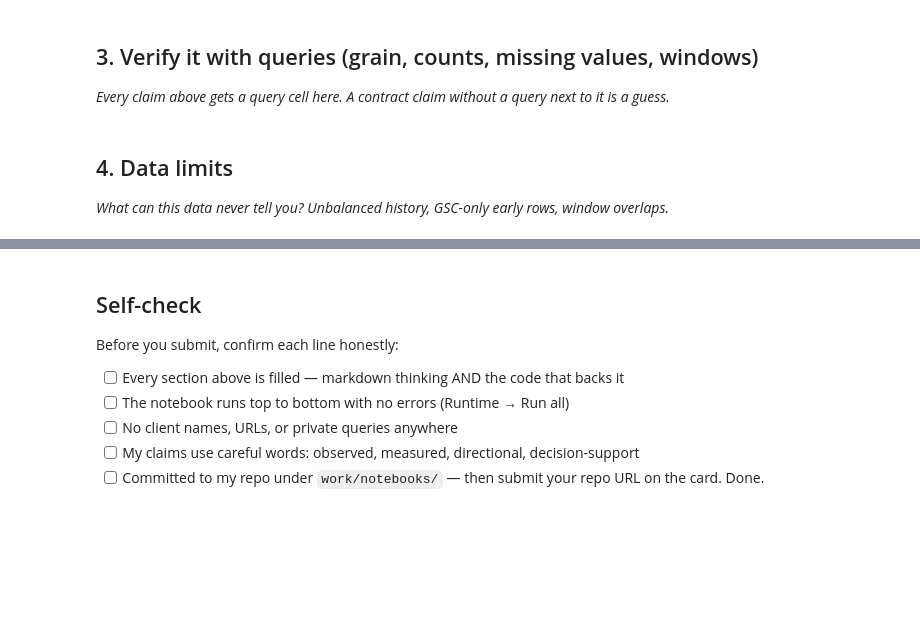
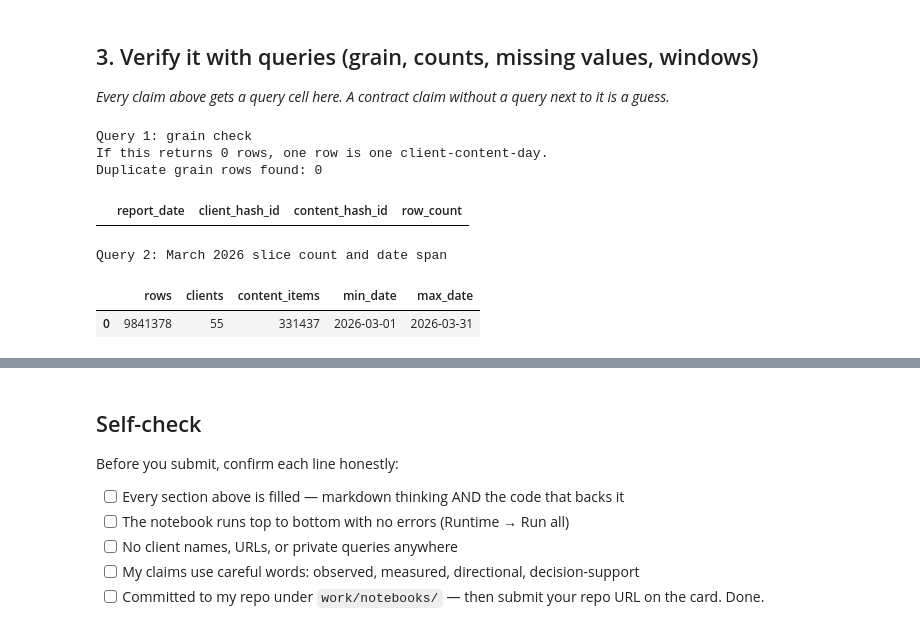
Before and after one commit to TahaShan16/flyrank-ml-internship, a Jupyter notebook: work/notebooks/w03_data_contract.ipynb, the cells around one changed output, grey strips where cells are left out. Drawn from its saved outputs; the diff is of its cells as text; code cells hidden in the pictures; blank space fills up the shorter version.

```diff
--- a/work/notebooks/w03_data_contract.ipynb
+++ b/work/notebooks/w03_data_contract.ipynb
@@ -12,0 +13,24 @@ This skeleton is yours to fill. Work the sections **in order** — each one has
+# %%
+import os
+import duckdb
+
+try:
+    from google.colab import userdata
+    HF_TOKEN = userdata.get("HF_TOKEN")
+except Exception:
+    HF_TOKEN = os.environ.get("HF_TOKEN")
+
+assert HF_TOKEN, "HF_TOKEN is missing. Add it in Colab Secrets first."
+
+con = duckdb.connect()
+con.execute(f"CREATE OR REPLACE SECRET hf (TYPE huggingface, TOKEN '{HF_TOKEN}')")
+
+REL = "hf://datasets/FlyRank/internship-warehouse"
+TABLES = {
+    "dim_clients": "read_parquet('hf://datasets/FlyRank/internship-warehouse/dim_clients.parquet')",
+    "dim_content": "read_parquet('hf://datasets/FlyRank/internship-warehouse/dim_content.parquet')",
+    "fact_daily": "read_parquet('hf://datasets/FlyRank/internship-warehouse/fact_content_daily_performance/**/*.parquet')",
+    "fact_query_90d": "read_parquet('hf://datasets/FlyRank/internship-warehouse/fact_content_query_90d.parquet')",
+}
+
+print("Connected to FlyRank warehouse")
@@ -27,7 +67,48 @@ This skeleton is yours to fill. Work the sections **in order** — each one has
 # %%
 # This cell is for CODE (numbers, a query, a check).
 # Write your text answer in the cell ABOVE this one — typing sentences here breaks Run All.
+
+MONTH = "2026-03"
+
+# Query 1: grain check
+grain_check = con.sql(f"""
+    SELECT
+        report_date,
+        client_hash_id,
+        content_hash_id,
+        COUNT(*) AS row_count
+    FROM {TABLES["fact_daily"]}
+    WHERE month = '{MONTH}'
+    GROUP BY 1, 2, 3
+    HAVING COUNT(*) > 1
+    LIMIT 10
+""").df()
+
+print("Query 1: grain check")
+print("If this returns 0 rows, one row is one client-content-day.")
+print("Duplicate grain rows found:", len(grain_check))
+grain_check
+# %% [output]
+Query 1: grain check
+If this returns 0 rows, one row is one client-content-day.
+Duplicate grain rows found: 0
+|  | report_date | client_hash_id | content_hash_id | row_count |
-# %% [markdown]
-## 4. Data limits
-
-*What can this data never tell you? Unbalanced history, GSC-only early rows, window overlaps.*
+# %%
+# Query 2: row count and date span for the March 2026 lane slice
+slice_summary = con.sql(f"""
+    SELECT
+        COUNT(*) AS rows,
+        COUNT(DISTINCT client_hash_id) AS clients,
+        COUNT(DISTINCT content_hash_id) AS content_items,
+        MIN(report_date) AS min_date,
+        MAX(report_date) AS max_date
+    FROM {TABLES["fact_daily"]}
+    WHERE month = '{MONTH}'
+""").df()
+
+print("Query 2: March 2026 slice count and date span")
+slice_summary
+# %% [output]
+Query 2: March 2026 slice count and date span
+|  | rows | clients | content_items | min_date | max_date |
+| 0 | 9841378 | 55 | 331437 | 2026-03-01 | 2026-03-31 |
```
Also changed, not shown: parts of 14 cells of this notebook.
